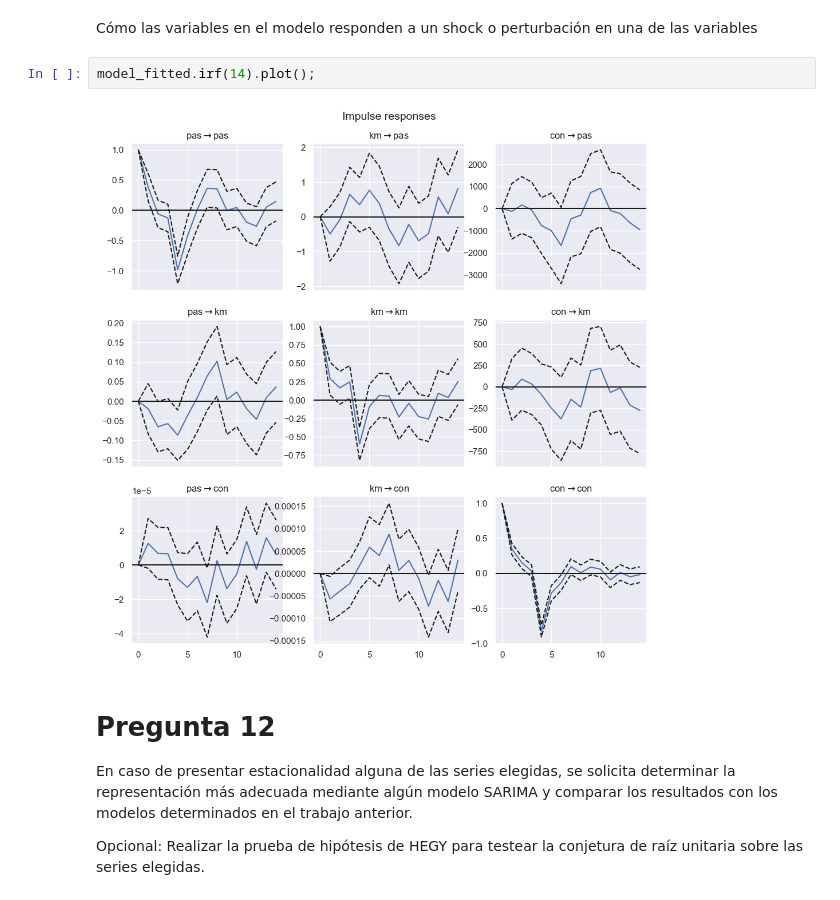
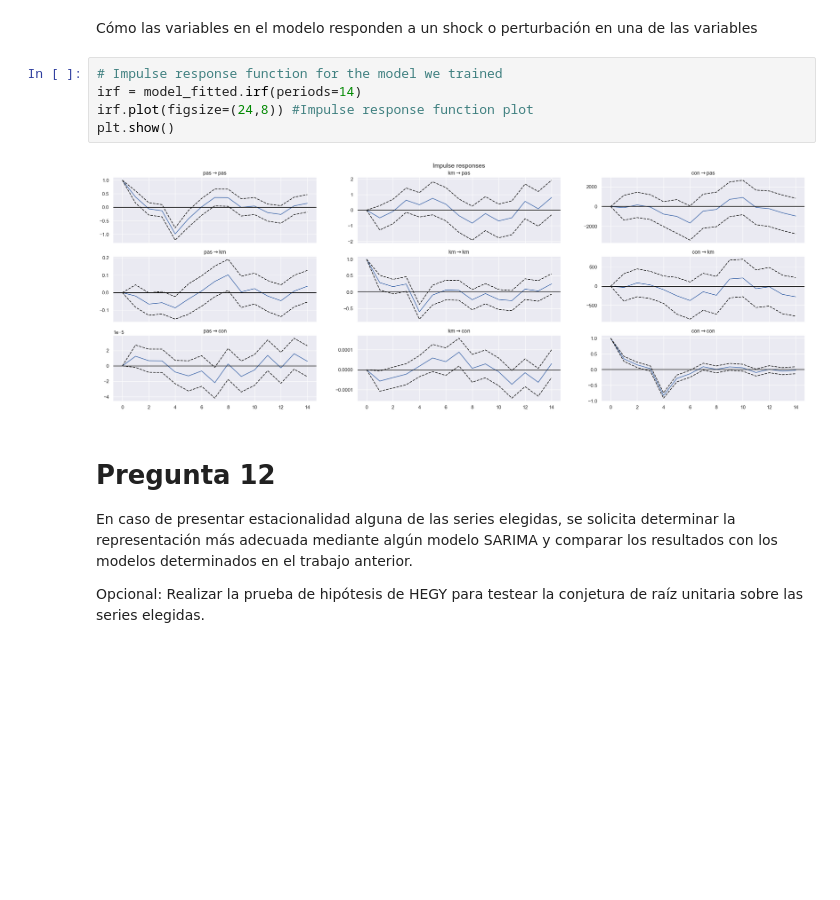
Before and after one commit to jiang-011/AST_G4, a Jupyter notebook: tp1_var.ipynb, the cells around one changed output. Cells and saved outputs as stored; diff of their text form; blank space fills up the shorter version.

```diff
--- a/tp1_var.ipynb
+++ b/tp1_var.ipynb
@@ -622,10 +622,13 @@ Residuos Incorrelacionados y con comportamiento Normal (no hay evidencia estadí
 Analizar la función impulso respuesta y realizar distintas pruebas para analizar la causalidad. Justificar la elección del modelo con todo lo visto en clase. Es posible complementar con otros análisis.
 # %% [markdown]
 Cómo las variables en el modelo responden a un shock o perturbación en una de las variables
-# %%
-model_fitted.irf(14).plot();
-# %% [output]
-[figure, removed]
+# %%
+# Impulse response function for the model we trained
+irf = model_fitted.irf(periods=14)
+irf.plot(figsize=(24,8)) #Impulse response function plot
+plt.show()
+# %% [output]
+[figure, added]
 # %% [markdown]
 # Pregunta 12
 
```
Also changed, not shown: parts of 3 cells of this notebook.
